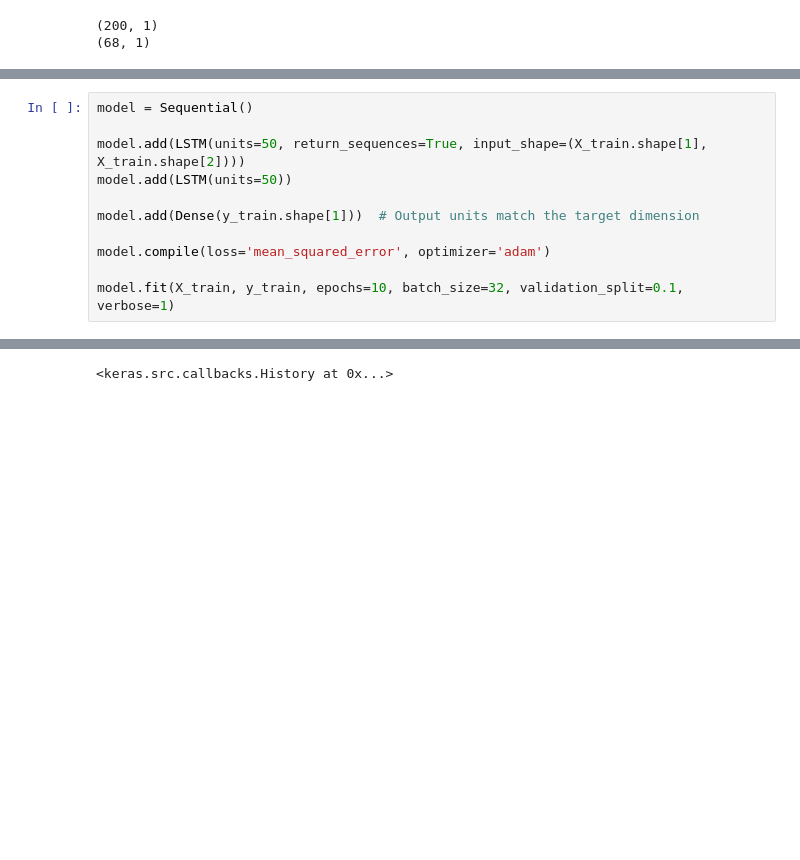
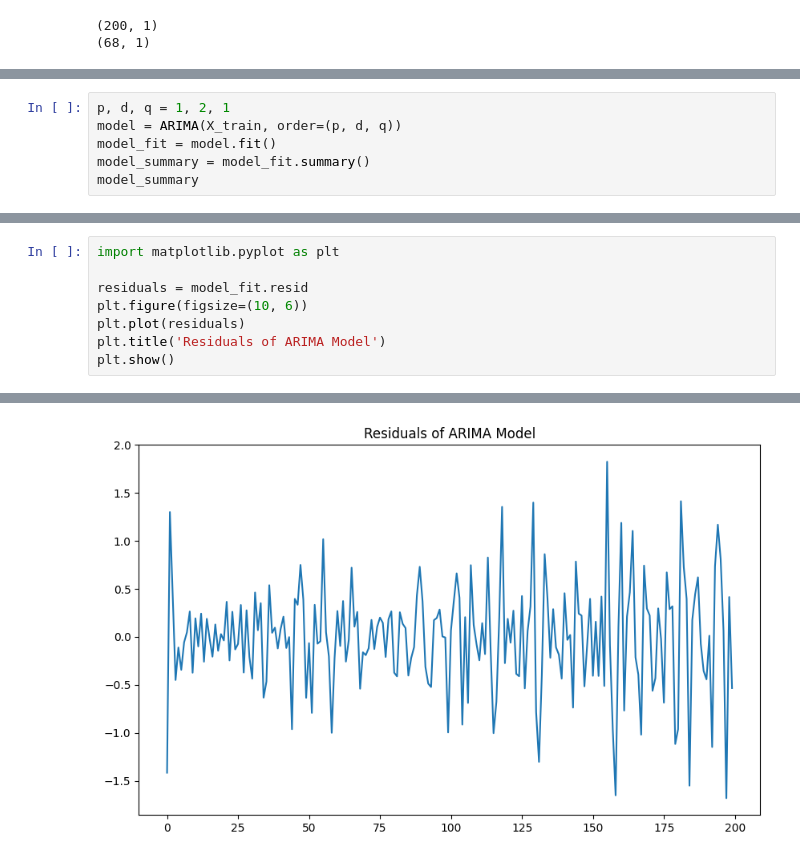
Before and after one commit to cisco00/data-eng-task, a Jupyter notebook: notebooks/forecastingModel.ipynb, the cells around one changed output, grey strips where cells are left out. Saved outputs shown, nothing was run; the diff lists cells and outputs as text; blank space fills up the shorter version.

```diff
--- a/notebooks/forecastingModel.ipynb
+++ b/notebooks/forecastingModel.ipynb
@@ -287,0 +264,6 @@ X_test, y_test = X[split:], y[split:]
+# %%
+p, d, q = 1, 2, 1
+model = ARIMA(X_train, order=(p, d, q))
+model_fit = model.fit()
+model_summary = model_fit.summary()
+model_summary
@@ -288,12 +289,9 @@ X_test, y_test = X[split:], y[split:]
 # %%
-model = Sequential()
+import matplotlib.pyplot as plt
 
-model.add(LSTM(units=50, return_sequences=True, input_shape=(X_train.shape[1], X_train.shape[2])))
-model.add(LSTM(units=50))
-
-model.add(Dense(y_train.shape[1]))  # Output units match the target dimension
-
-model.compile(loss='mean_squared_error', optimizer='adam')
-
-model.fit(X_train, y_train, epochs=10, batch_size=32, validation_split=0.1, verbose=1)
+residuals = model_fit.resid
+plt.figure(figsize=(10, 6))
+plt.plot(residuals)
+plt.title('Residuals of ARIMA Model')
+plt.show()
 # %% [output]
@@ -320 +298 @@ Epoch 10/10
-<keras.src.callbacks.History at 0x...>
+[figure, added]
```
Also changed, not shown: parts of 10 cells of this notebook, 3 other files.
